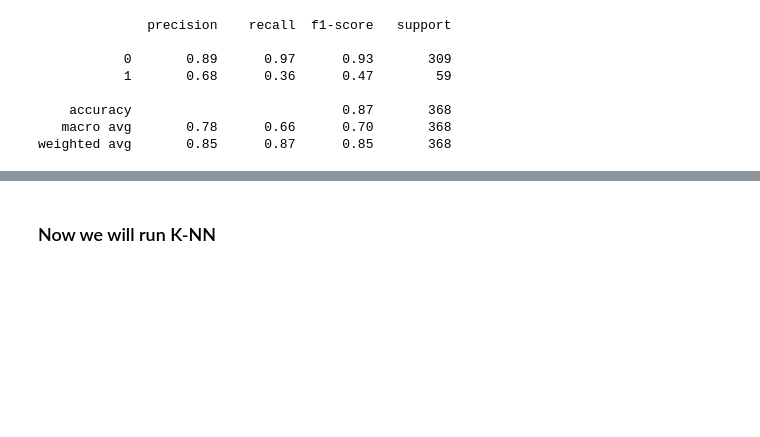
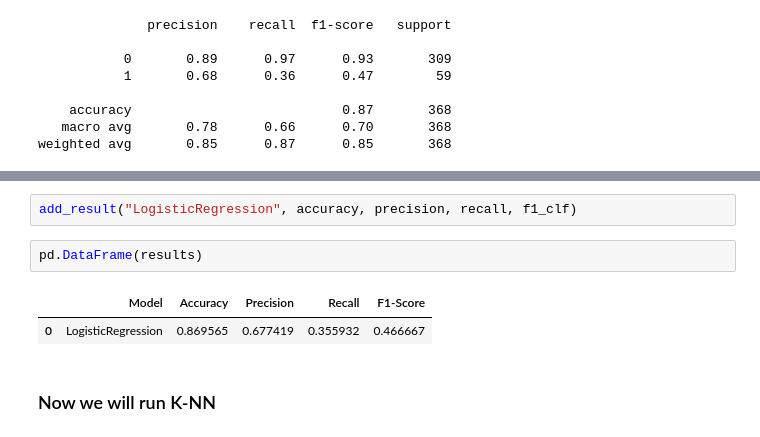
Before and after one commit to itsGoutam45/Employee-Attrition-Prediction, a Jupyter notebook: notebooks/03_Model_Training.ipynb, the cells around one changed output, grey strips where cells are left out. Drawn from its saved outputs; the diff is of its cells as text; blank space fills up the shorter version.

```diff
--- a/notebooks/03_Model_Training.ipynb
+++ b/notebooks/03_Model_Training.ipynb
@@ -73,3 +125,10 @@ weighted avg       0.85      0.87      0.85       368
+# %%
+add_result("LogisticRegression", accuracy, precision, recall, f1_clf)
+# %%
+pd.DataFrame(results)
+# %% [output]
+|  | Model | Accuracy | Precision | Recall | F1-Score |
+| 0 | LogisticRegression | 0.869565 | 0.677419 | 0.355932 | 0.466667 |
 # %% [markdown]
 ### Now we will run K-NN
 # %%
```
Also changed, not shown: parts of 40 cells of this notebook, 1 other file.
